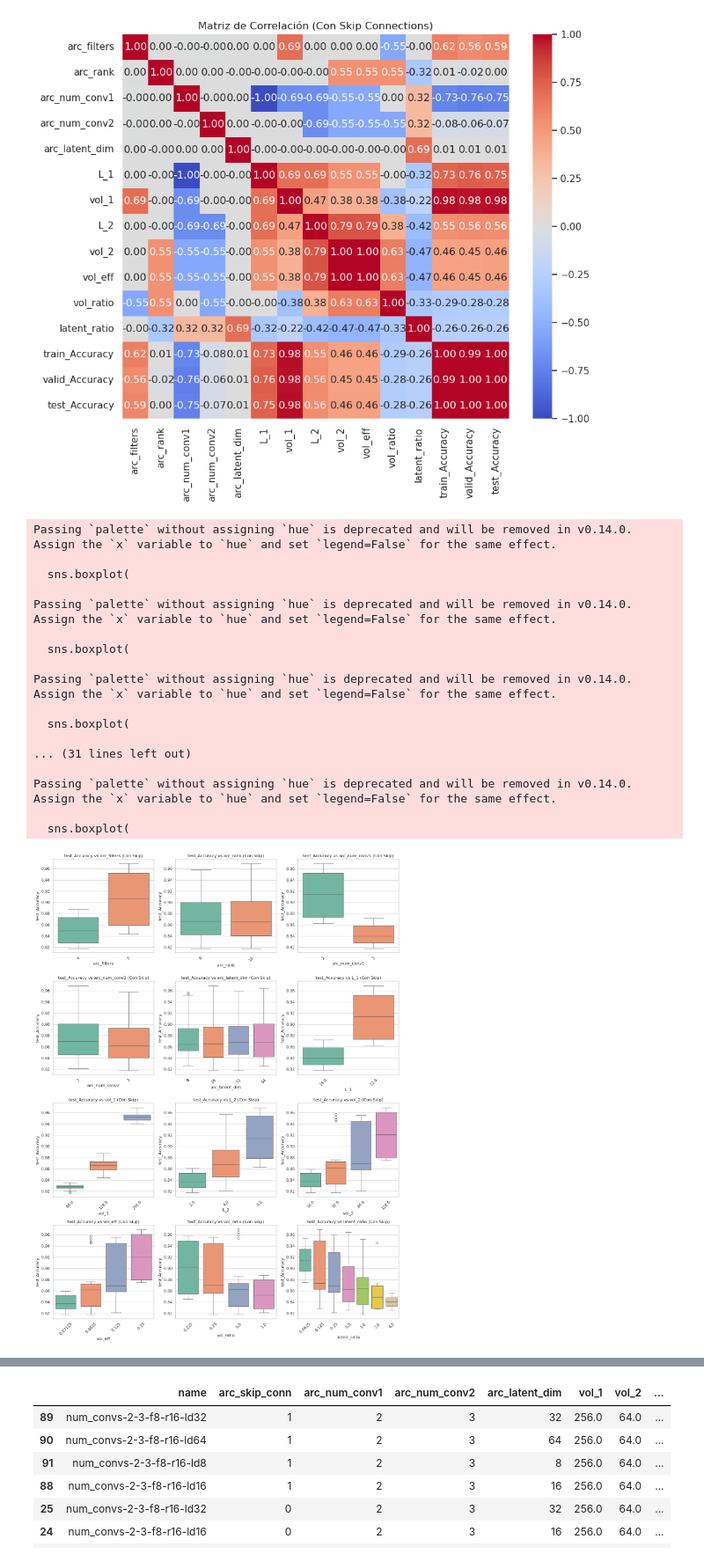
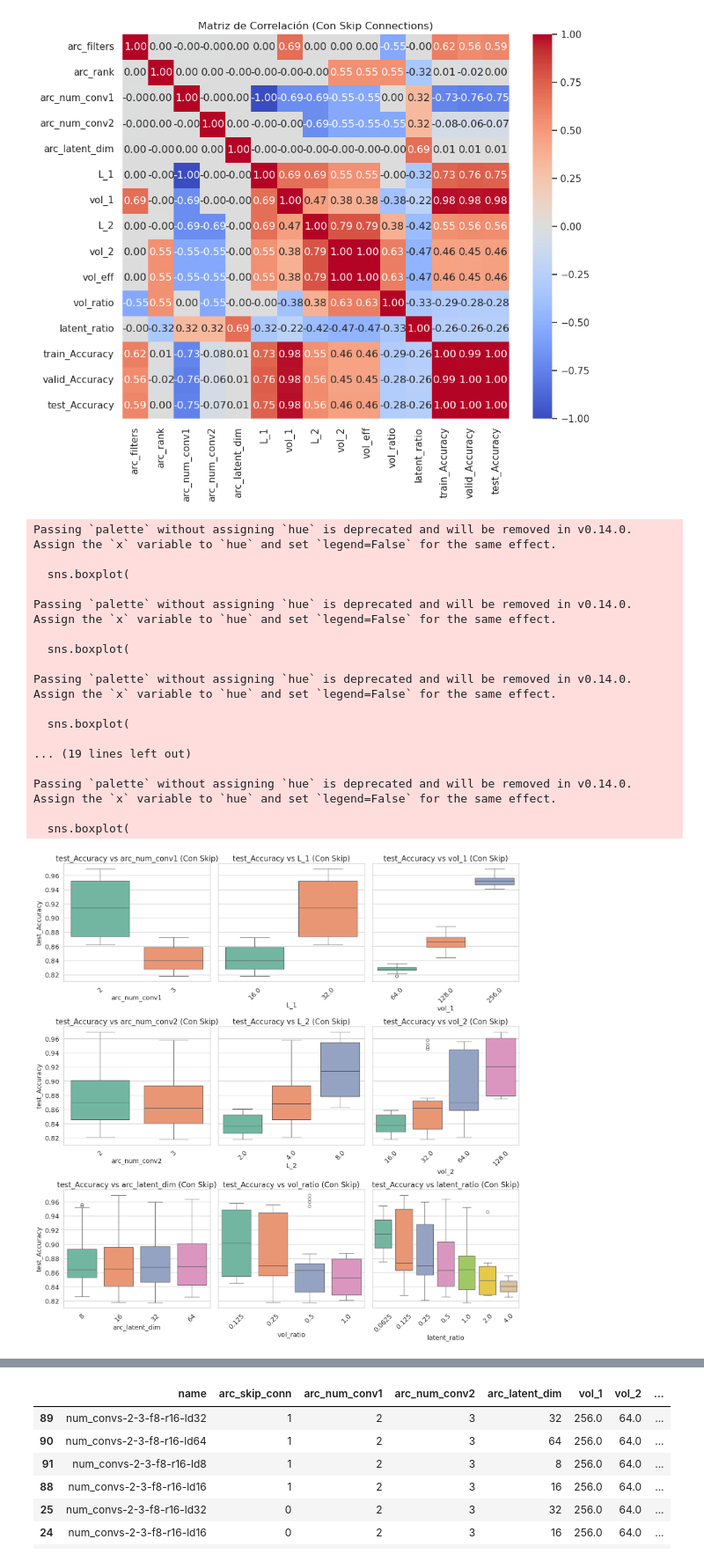
Before and after one commit to Gisch97/RNA-analysis, a Jupyter notebook: AEseq2seq/notebooks/Unet/v4/AvgPool_analysis.ipynb, the cells around one changed output, grey strips where cells are left out. Shown at 88% size. Cells and saved outputs as stored; diff of their text form; code cells hidden in the pictures.

```diff
--- a/AEseq2seq/notebooks/Unet/v4/AvgPool_analysis.ipynb
+++ b/AEseq2seq/notebooks/Unet/v4/AvgPool_analysis.ipynb
@@ -526,7 +526,7 @@ def plot_accuracy_by_fields(df, fields, accuracy_field, ncols=3, title_suffix=""
     """
     nfields = len(fields)
     nrows = (nfields + ncols - 1) // ncols  # redondeo hacia arriba
-    fig, axs = plt.subplots(nrows, ncols, figsize=(ncols * 5, nrows * 5))
+    fig, axs = plt.subplots(nrows, ncols, figsize=(ncols * 5, nrows * 5), sharey=True)
     axs = axs.flatten()
 
     for i, field in enumerate(fields):
@@ -552,10 +552,11 @@ def plot_accuracy_by_fields(df, fields, accuracy_field, ncols=3, title_suffix=""
             ax=axs[i],
             palette="Set2",
         )
-        axs[i].set_title(f"{accuracy_field} vs {field} {title_suffix}")
-        axs[i].set_xlabel(field)
-        axs[i].set_ylabel(accuracy_field)
-        axs[i].tick_params(axis="x", rotation=45)
+        axs[i].set_title(f"{accuracy_field} vs {field} {title_suffix}", fontsize=16)
+        axs[i].set_xlabel(field, fontsize=14)
+        axs[i].set_ylabel(accuracy_field, fontsize=14)
+        axs[i].tick_params(axis="x", rotation=45, labelsize=14)
+        axs[i].tick_params(axis="y", labelsize=14)
 
     # Eliminar subplots vacíos
     for j in range(i + 1, len(axs)):
@@ -569,33 +570,45 @@ def plot_accuracy_by_fields(df, fields, accuracy_field, ncols=3, title_suffix=""
 data_skip = data[data["arc_skip_conn"] == 1]
 data_no_skip = data[data["arc_skip_conn"] == 0]
 # %%
+fields = [
+    "arc_num_conv1",
+    "L_1",
+    "vol_1",
+    "arc_num_conv2",
+    "L_2",
+    "vol_2",
+    "arc_latent_dim",
+    "vol_ratio",
+    "latent_ratio",
+]
+
 # Versión para modelos CON skip connections
 plot_accuracy_by_fields(
     data_skip, fields, accuracy_field, ncols=3, title_suffix="(Con Skip)"
 )
 # Versión para modelos SIN skip connections
 plot_accuracy_by_fields(
     data_no_skip, fields, accuracy_field, ncols=3, title_suffix="(Sin Skip)"
 )
 # %% [output]
 Passing `palette` without assigning `hue` is deprecated and will be removed in v0.14.0. Assign the `x` variable to `hue` and set `legend=False` for the same effect.
 
   sns.boxplot(
 
 Passing `palette` without assigning `hue` is deprecated and will be removed in v0.14.0. Assign the `x` variable to `hue` and set `legend=False` for the same effect.
 
   sns.boxplot(
 
 Passing `palette` without assigning `hue` is deprecated and will be removed in v0.14.0. Assign the `x` variable to `hue` and set `legend=False` for the same effect.
 
   sns.boxplot(
 
-... (31 lines left out)
+... (19 lines left out)
 
 Passing `palette` without assigning `hue` is deprecated and will be removed in v0.14.0. Assign the `x` variable to `hue` and set `legend=False` for the same effect.
 
   sns.boxplot(
-[figure, old version]
+[figure, new version]
 Passing `palette` without assigning `hue` is deprecated and will be removed in v0.14.0. Assign the `x` variable to `hue` and set `legend=False` for the same effect.
 
   sns.boxplot(
```
Also changed, not shown: parts of 1 cell of this notebook, 7 other files.
